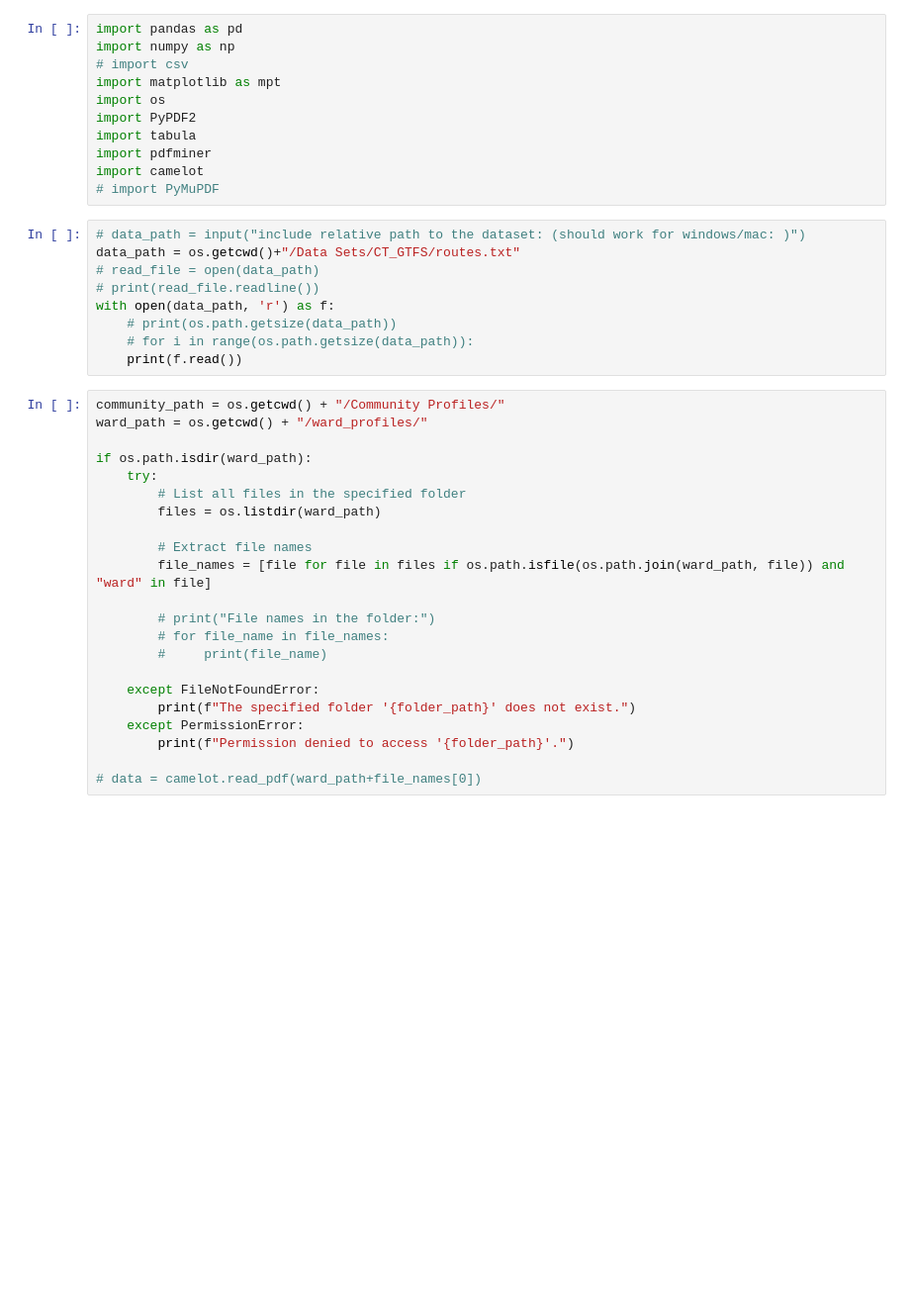
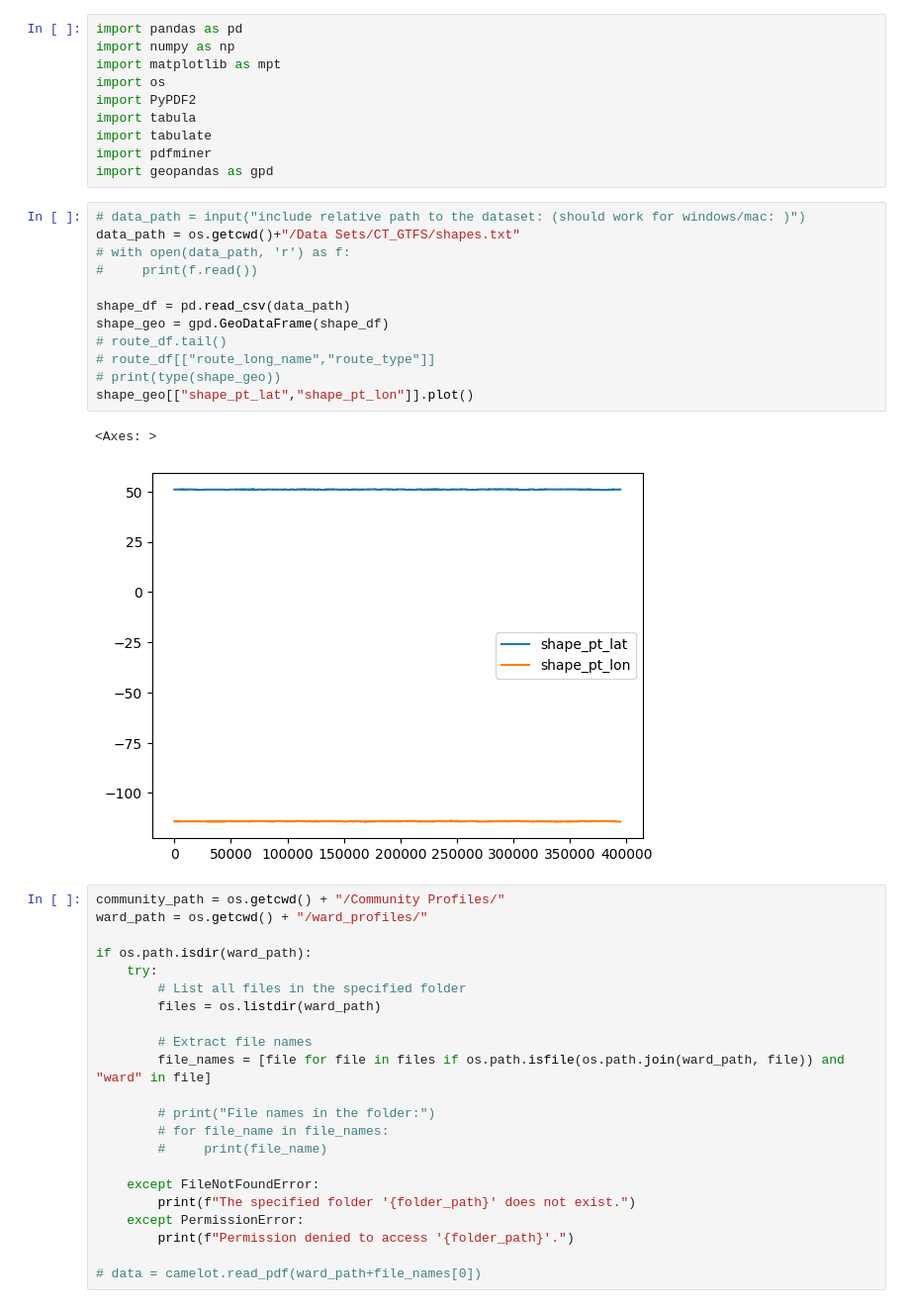
Before and after one commit to sulemanbasit/Calgary-Transit-Economic-Gap-Analysis, a Jupyter notebook: ctga.ipynb, the cells around one changed output. Shown at 99% size. Cells and saved outputs as stored; diff of their text form; blank space fills up the shorter version.

Commit message:
added a census, experimenting with geopandas

```diff
--- a/ctga.ipynb
+++ b/ctga.ipynb
@@ -9,23 +28,28 @@
 # %%
 import pandas as pd
 import numpy as np
-# import csv
 import matplotlib as mpt
 import os
 import PyPDF2
 import tabula
+import tabulate
 import pdfminer
-import camelot
-# import PyMuPDF
+import geopandas as gpd
 # %%
 # data_path = input("include relative path to the dataset: (should work for windows/mac: )")
-data_path = os.getcwd()+"/Data Sets/CT_GTFS/routes.txt"
-# read_file = open(data_path)
-# print(read_file.readline())
-with open(data_path, 'r') as f:
-    # print(os.path.getsize(data_path))
-    # for i in range(os.path.getsize(data_path)):
-    print(f.read())
+data_path = os.getcwd()+"/Data Sets/CT_GTFS/shapes.txt"
+# with open(data_path, 'r') as f:
+#     print(f.read())
+
+shape_df = pd.read_csv(data_path)
+shape_geo = gpd.GeoDataFrame(shape_df)
+# route_df.tail()
+# route_df[["route_long_name","route_type"]]
+# print(type(shape_geo))
+shape_geo[["shape_pt_lat","shape_pt_lon"]].plot()
+# %% [output]
+<Axes: >
+[figure, added]
 # %%
 community_path = os.getcwd() + "/Community Profiles/"
 ward_path = os.getcwd() + "/ward_profiles/"
```
Also changed, not shown: parts of 3 cells of this notebook, 2 other files.
